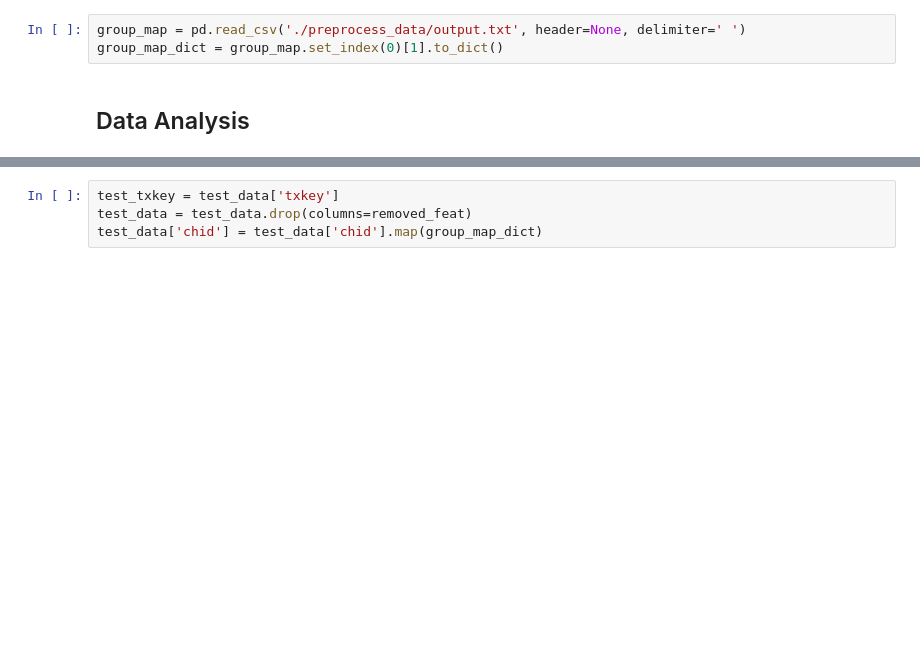
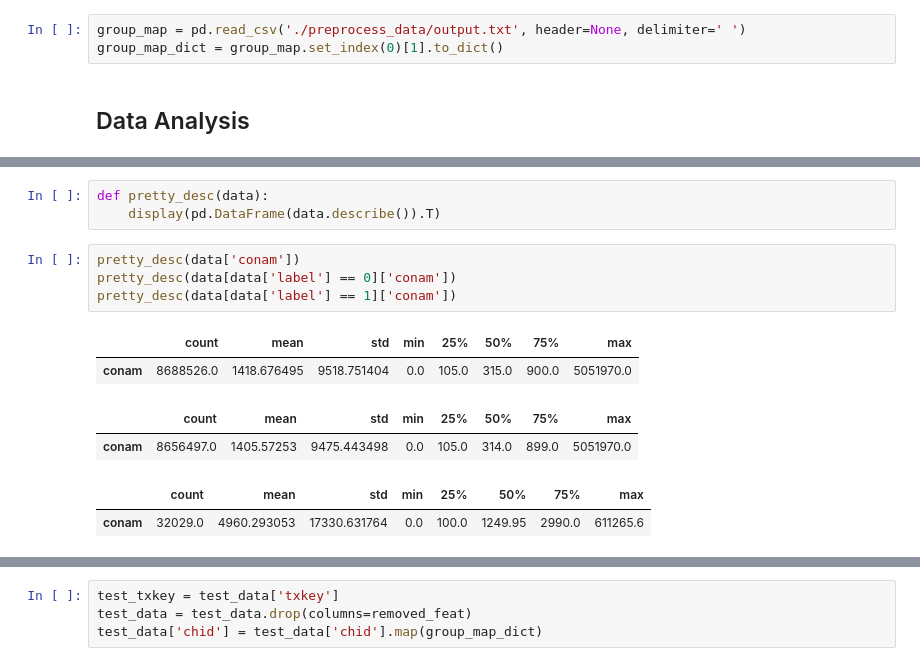
Before and after one commit to Alan-Kuan/ESun-Competition-2023, a Jupyter notebook: experiment.ipynb, the cells around one changed output, grey strips where cells are left out. Drawn from its saved outputs; the diff is of its cells as text; blank space fills up the shorter version.

```diff
--- a/experiment.ipynb
+++ b/experiment.ipynb
@@ -58,0 +45,14 @@ dtype: int64
+# %%
+def pretty_desc(data):
+    display(pd.DataFrame(data.describe()).T)
+# %%
+pretty_desc(data['conam'])
+pretty_desc(data[data['label'] == 0]['conam'])
+pretty_desc(data[data['label'] == 1]['conam'])
+# %% [output]
+|  | count | mean | std | min | 25% | 50% | 75% | max |
+| conam | 8688526.0 | 1418.676495 | 9518.751404 | 0.0 | 105.0 | 315.0 | 900.0 | 5051970.0 |
+|  | count | mean | std | min | 25% | 50% | 75% | max |
+| conam | 8656497.0 | 1405.57253 | 9475.443498 | 0.0 | 105.0 | 314.0 | 899.0 | 5051970.0 |
+|  | count | mean | std | min | 25% | 50% | 75% | max |
+| conam | 32029.0 | 4960.293053 | 17330.631764 | 0.0 | 100.0 | 1249.95 | 2990.0 | 611265.6 |
```
Also changed, not shown: parts of 22 cells of this notebook.
